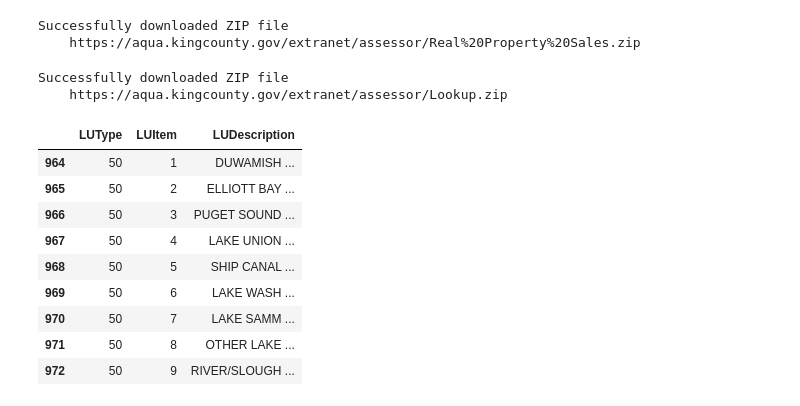
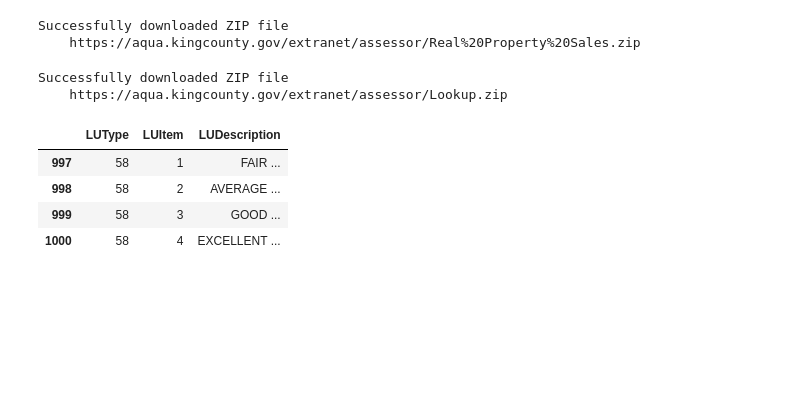
Before and after one commit to Jaccomando/phase_2_project_chicago-sf-seattle-ds-082420, a Jupyter notebook: exploratory/lookup_table.ipynb, the cells around one changed output. Cells and saved outputs as stored; diff of their text form; code cells hidden in the pictures; blank space fills up the shorter version.

```diff
--- a/exploratory/lookup_table.ipynb
+++ b/exploratory/lookup_table.ipynb
@@ -25,16 +25,11 @@ Successfully downloaded ZIP file
 # %%
 lookup_df = data_dict['lookup']
 # %%
-lookup_type = 50
+lookup_type = 58
 lookup_df[lookup_df['LUType'] == lookup_type].sort_values('LUItem')
 # %% [output]
 |  | LUType | LUItem | LUDescription |
-| 964 | 50 | 1 | DUWAMISH ... |
-| 965 | 50 | 2 | ELLIOTT BAY ... |
-| 966 | 50 | 3 | PUGET SOUND ... |
-| 967 | 50 | 4 | LAKE UNION ... |
-| 968 | 50 | 5 | SHIP CANAL ... |
-| 969 | 50 | 6 | LAKE WASH ... |
-| 970 | 50 | 7 | LAKE SAMM ... |
-| 971 | 50 | 8 | OTHER LAKE ... |
-| 972 | 50 | 9 | RIVER/SLOUGH ... |
+| 997 | 58 | 1 | FAIR ... |
+| 998 | 58 | 2 | AVERAGE ... |
+| 999 | 58 | 3 | GOOD ... |
+| 1000 | 58 | 4 | EXCELLENT ... |
```
Also changed, not shown: 1 other file.
